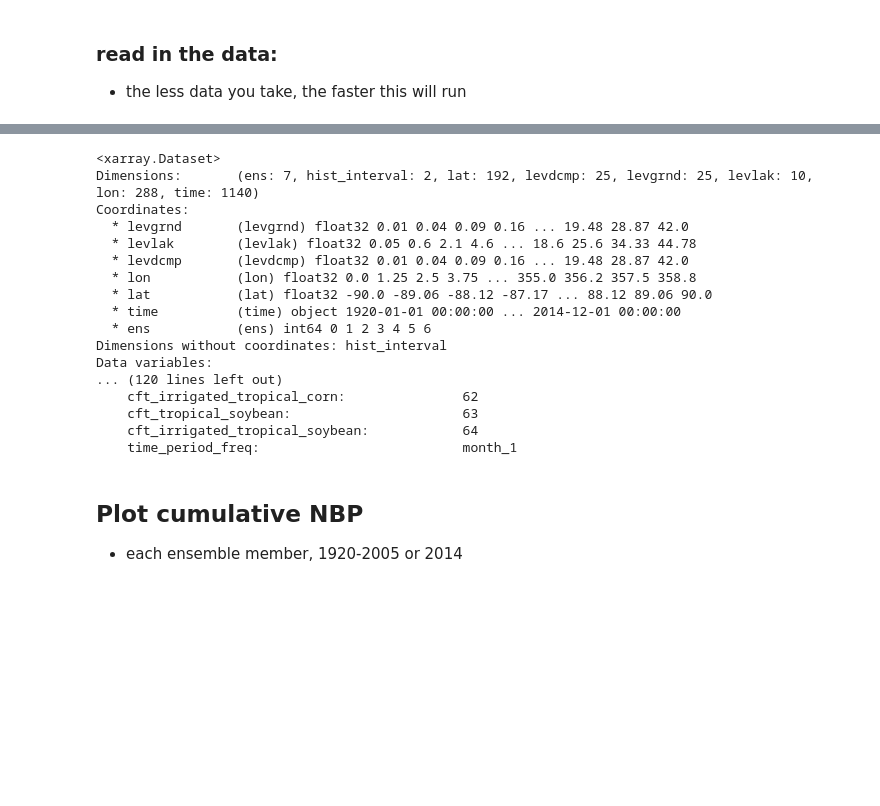
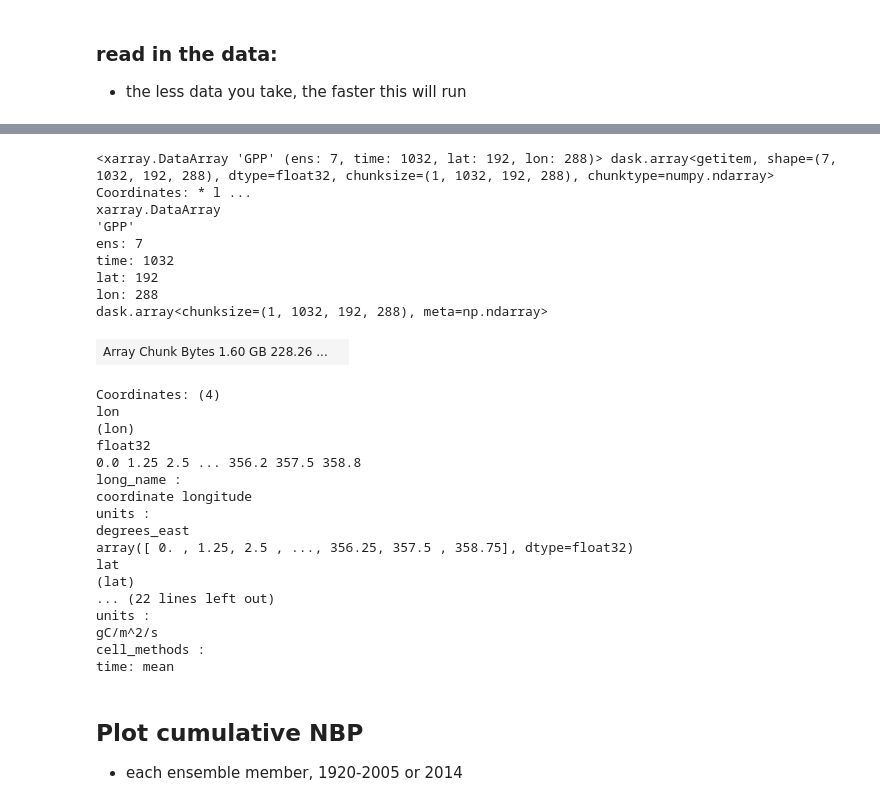
Before and after one commit to wwieder/cesm-lens, a Jupyter notebook: notebooks/lens_NBP.ipynb, the cells around one changed output, grey strips where cells are left out. Saved outputs shown, nothing was run; the diff lists cells and outputs as text; code cells hidden in the pictures; blank space fills up the shorter version.

```diff
--- a/notebooks/lens_NBP.ipynb
+++ b/notebooks/lens_NBP.ipynb
@@ -207,23 +207,32 @@ Wall time: 8.99 s
 # %%
-dsCMIP5
+dsCMIP5.GPP
 # %% [output]
-<xarray.Dataset>
-Dimensions:       (ens: 7, hist_interval: 2, lat: 192, levdcmp: 25, levgrnd: 25, levlak: 10, lon: 288, time: 1140)
-Coordinates:
-  * levgrnd       (levgrnd) float32 0.01 0.04 0.09 0.16 ... 19.48 28.87 42.0
-  * levlak        (levlak) float32 0.05 0.6 2.1 4.6 ... 18.6 25.6 34.33 44.78
-  * levdcmp       (levdcmp) float32 0.01 0.04 0.09 0.16 ... 19.48 28.87 42.0
-  * lon           (lon) float32 0.0 1.25 2.5 3.75 ... 355.0 356.2 357.5 358.8
-  * lat           (lat) float32 -90.0 -89.06 -88.12 -87.17 ... 88.12 89.06 90.0
-  * time          (time) object 1920-01-01 00:00:00 ... 2014-12-01 00:00:00
-  * ens           (ens) int64 0 1 2 3 4 5 6
-Dimensions without coordinates: hist_interval
-Data variables:
-... (120 lines left out)
-    cft_irrigated_tropical_corn:               62
-    cft_tropical_soybean:                      63
-    cft_irrigated_tropical_soybean:            64
-    time_period_freq:                          month_1
+<xarray.DataArray 'GPP' (ens: 7, time: 1032, lat: 192, lon: 288)> dask.array<getitem, shape=(7, 1032, 192, 288), dtype=float32, chunksize=(1, 1032, 192, 288), chunktype=numpy.ndarray> Coordinates: * l ...
+xarray.DataArray
+'GPP'
+ens: 7
+time: 1032
+lat: 192
+lon: 288
+dask.array<chunksize=(1, 1032, 192, 288), meta=np.ndarray>
+| Array Chunk Bytes 1.60 GB 228.26 ... |  |
+Coordinates: (4)
+lon
+(lon)
+float32
+0.0 1.25 2.5 ... 356.2 357.5 358.8
+long_name :
+coordinate longitude
+units :
+degrees_east
+array([ 0. , 1.25, 2.5 , ..., 356.25, 357.5 , 358.75], dtype=float32)
+lat
+(lat)
+... (22 lines left out)
+units :
+gC/m^2/s
+cell_methods :
+time: mean
 # %% [markdown]
 ## Plot cumulative NBP
 - each ensemble member, 1920-2005 or 2014
```
Also changed, not shown: parts of 3 cells of this notebook.
